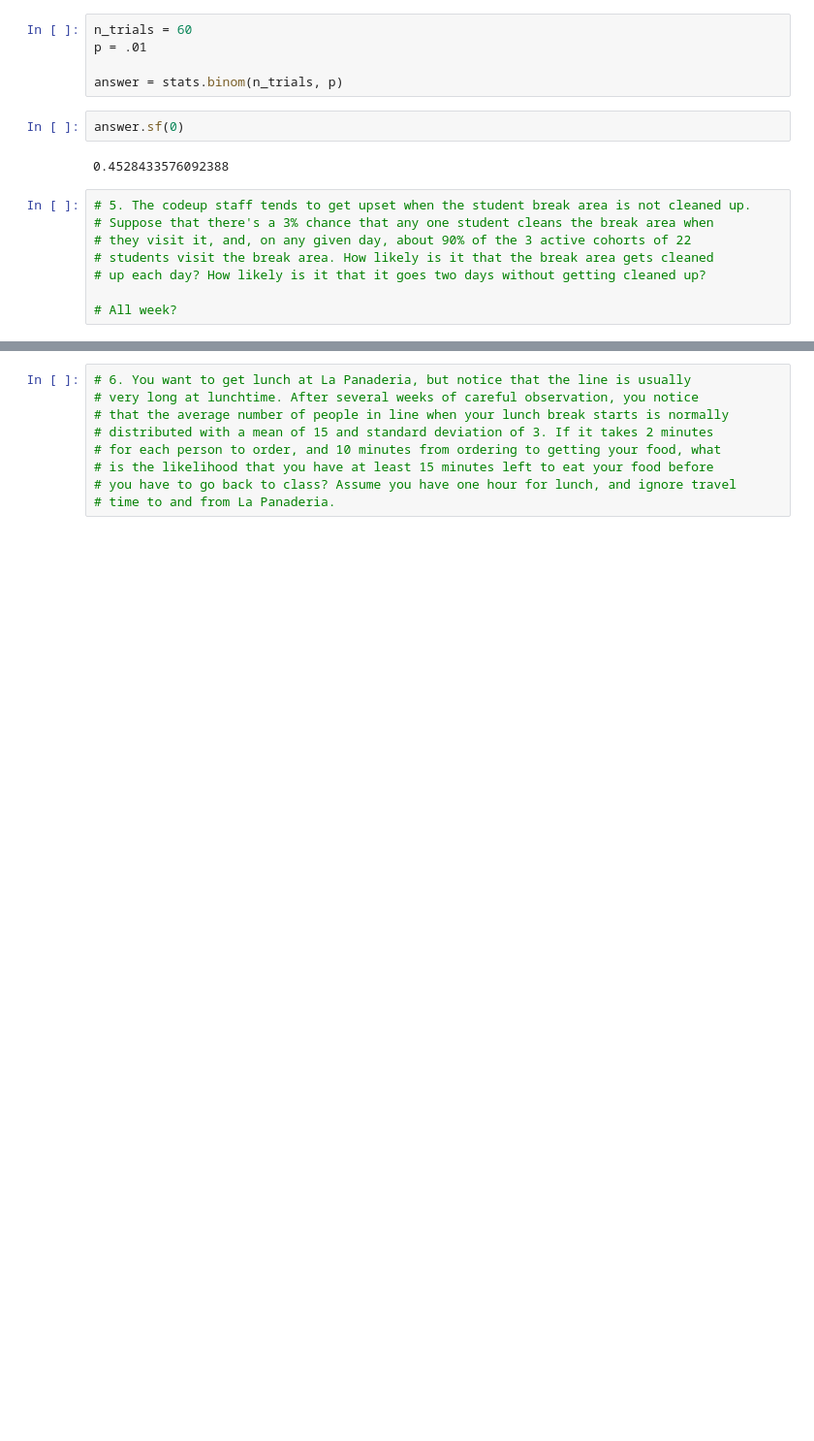
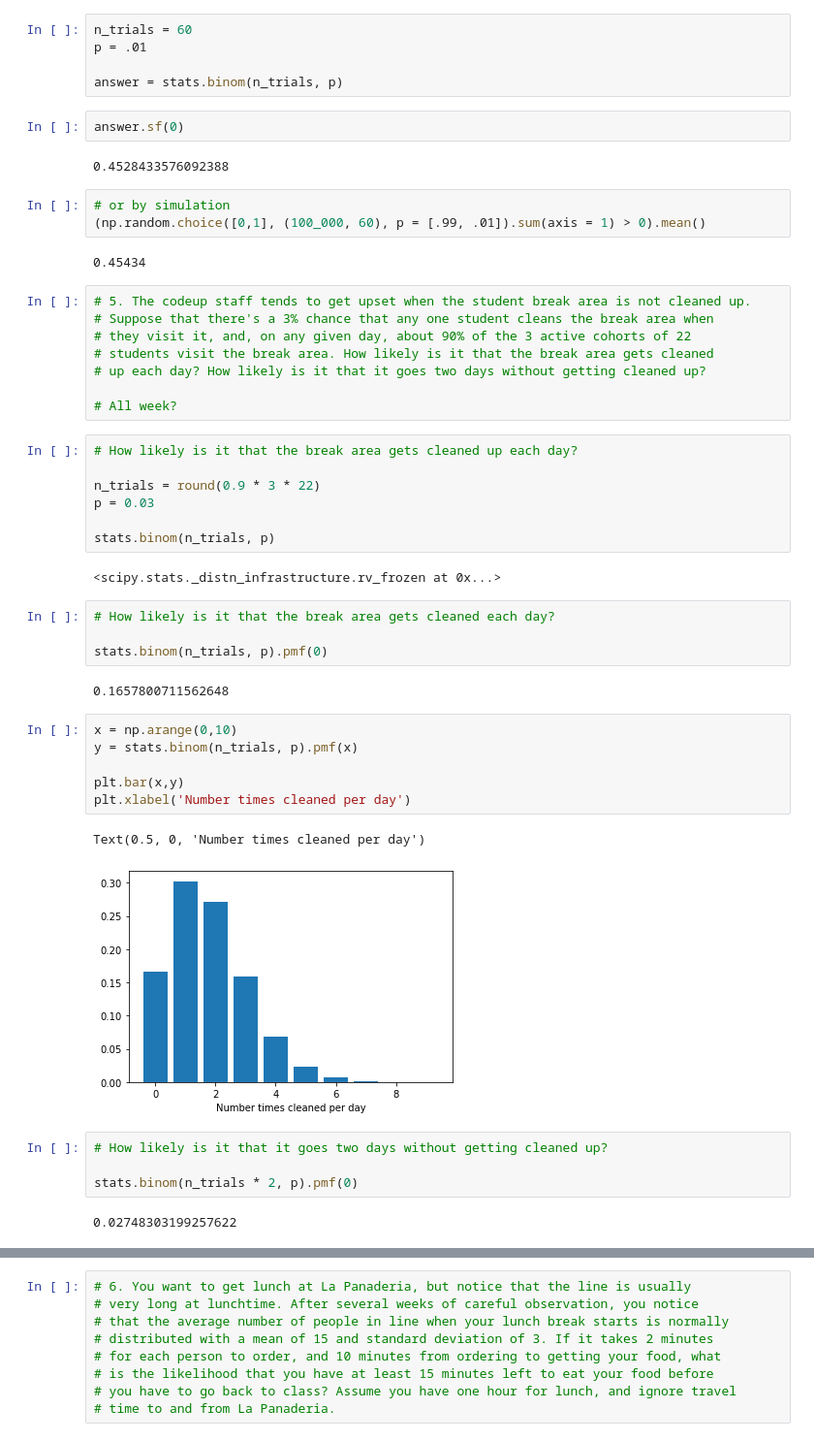
Before and after one commit to lupeluna/statistics-exercises, a Jupyter notebook: probability_distributions.ipynb, the cells around one changed output, grey strips where cells are left out. Shown at 97% size. Drawn from its saved outputs; the diff is of its cells as text; blank space fills up the shorter version.

```diff
--- a/probability_distributions.ipynb
+++ b/probability_distributions.ipynb
@@ -97,6 +157,11 @@ answer = stats.binom(n_trials, p)
 answer.sf(0)
 # %% [output]
 0.4528433576092388
+# %%
+# or by simulation
+(np.random.choice([0,1], (100_000, 60), p = [.99, .01]).sum(axis = 1) > 0).mean()
+# %% [output]
+0.45434
 # %%
 # 5. The codeup staff tends to get upset when the student break area is not cleaned up.
 # Suppose that there's a 3% chance that any one student cleans the break area when
@@ -105,3 +170,33 @@ answer.sf(0)
 # up each day? How likely is it that it goes two days without getting cleaned up?
 
 # All week?
+# %%
+# How likely is it that the break area gets cleaned up each day?
+
+n_trials = round(0.9 * 3 * 22)
+p = 0.03
+
+stats.binom(n_trials, p)
+# %% [output]
+<scipy.stats._distn_infrastructure.rv_frozen at 0x...>
+# %%
+# How likely is it that the break area gets cleaned each day?
+
+stats.binom(n_trials, p).pmf(0)
+# %% [output]
+0.1657800711562648
+# %%
+x = np.arange(0,10)
+y = stats.binom(n_trials, p).pmf(x)
+
+plt.bar(x,y)
+plt.xlabel('Number times cleaned per day')
+# %% [output]
+Text(0.5, 0, 'Number times cleaned per day')
+[figure, added]
+# %%
+# How likely is it that it goes two days without getting cleaned up?
+
+stats.binom(n_trials * 2, p).pmf(0)
+# %% [output]
+0.02748303199257622
```
Also changed, not shown: parts of 36 cells of this notebook.
